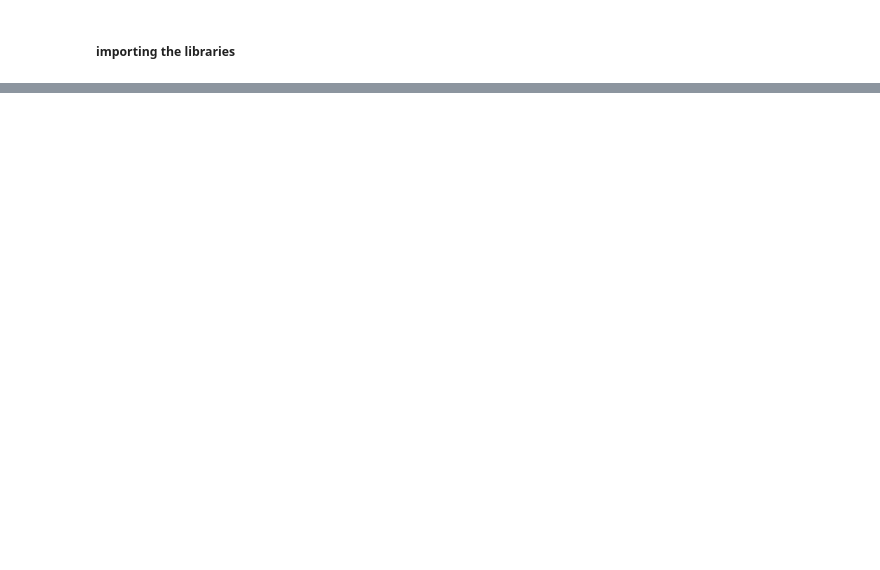
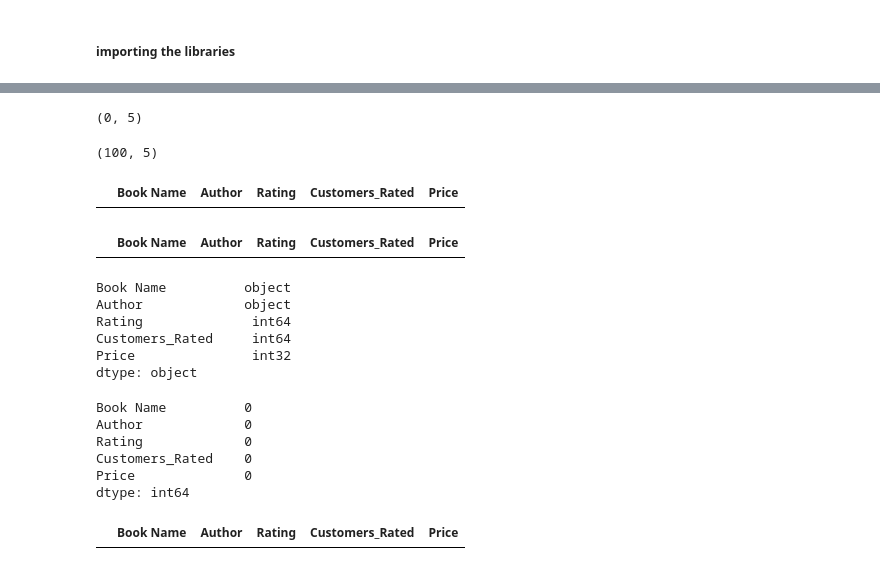
Before and after one commit to somu-Projects/Data-Visualisation, a Jupyter notebook: Web Scrapping/Amazon/flipkart.ipynb, the cells around one changed output, grey strips where cells are left out. Saved outputs shown, nothing was run; the diff lists cells and outputs as text; code cells hidden in the pictures; blank space fills up the shorter version.

```diff
--- a/Web Scrapping/Amazon/flipkart.ipynb
+++ b/Web Scrapping/Amazon/flipkart.ipynb
@@ -130,0 +110,51 @@ SAMSUNG Galaxy F13 (Nightsky Green| 64 GB),Rs.9499,4.4
+# %%
+df = pd.read_csv("amazon_products.csv")
+# %%
+df.shape
+# %% [output]
+(0, 5)
+# %%
+(100, 5)
+# %% [output]
+(100, 5)
+# %%
+df.head(61)
+# %% [output]
+|  | Book Name | Author | Rating | Customers_Rated | Price |
+# %%
+df['Rating'] = df['Rating'].apply(lambda x: x.split()[0])
+# POWERED BY DATACAMP WORKSPACE
+# COPY CODE
+df['Rating'] = pd.to_numeric(df['Rating'])
+# POWERED BY DATACAMP WORKSPACE
+# COPY CODE
+df["Price"] = df["Price"].str.replace('₹', '')
+# POWERED BY DATACAMP WORKSPACE
+# COPY CODE
+df["Price"] = df["Price"].str.replace(',', '')
+# POWERED BY DATACAMP WORKSPACE
+# COPY CODE
+df['Price'] = df['Price'].apply(lambda x: x.split('.')[0])
+# POWERED BY DATACAMP WORKSPACE
+# COPY CODE
+df['Price'] = df['Price'].astype(int)
+# POWERED BY DATACAMP WORKSPACE
+# COPY CODE
+df["Customers_Rated"] = df["Customers_Rated"].str.replace(',', '')
+# POWERED BY DATACAMP WORKSPACE
+# COPY CODE
+df['Customers_Rated'] = pd.to_numeric(df['Customers_Rated'], errors='ignore')
+# POWERED BY DATACAMP WORKSPACE
+# COPY CODE
+df.head()
+# %% [output]
+|  | Book Name | Author | Rating | Customers_Rated | Price |
+# %%
+df.dtypes
+# %% [output]
+Book Name          object
+Author             object
+Rating              int64
+Customers_Rated     int64
+Price               int32
+dtype: object
@@ -130,0 +164,10 @@ SAMSUNG Galaxy F13 (Nightsky Green| 64 GB),Rs.9499,4.4
+# %%
+count_nan = len(df) - df.count()
+count_nan
+# %% [output]
+Book Name          0
+Author             0
+Rating             0
+Customers_Rated    0
+Price              0
+dtype: int64
@@ -130,0 +178,4 @@ SAMSUNG Galaxy F13 (Nightsky Green| 64 GB),Rs.9499,4.4
+# %%
+data
+# %% [output]
+|  | Book Name | Author | Rating | Customers_Rated | Price |
```
Also changed, not shown: parts of 36 cells of this notebook, 20 other files.
